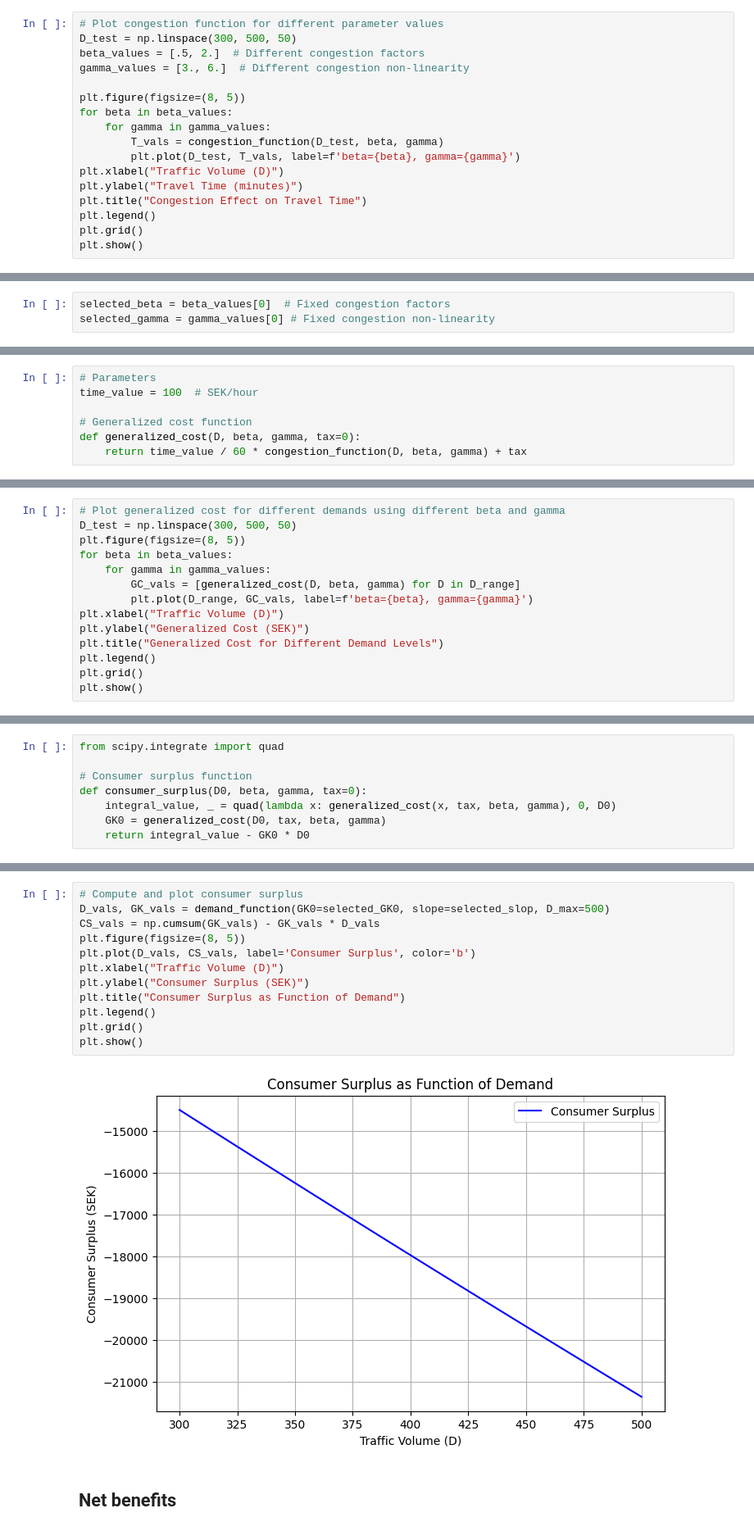
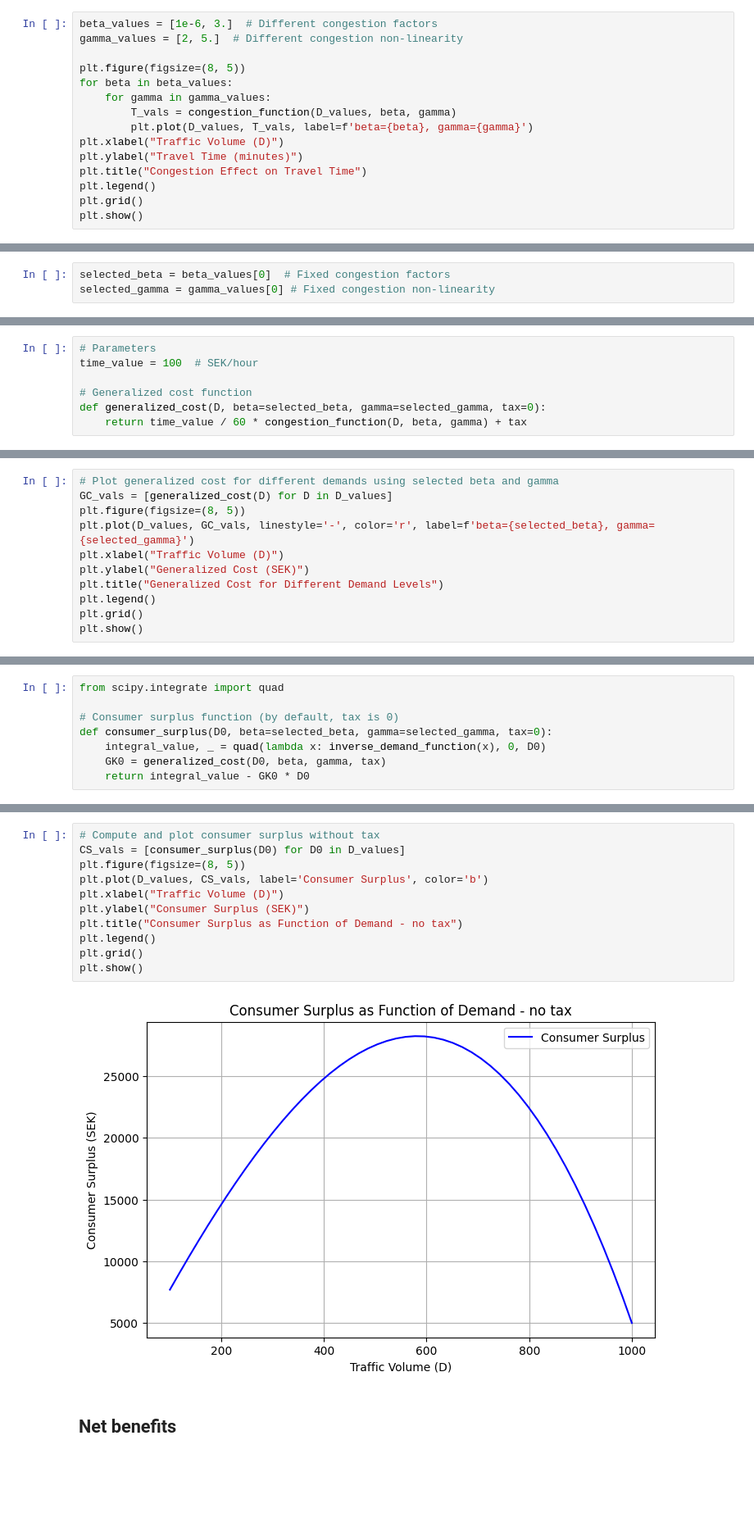
Before and after one commit to abdeaitali/cba, a Jupyter notebook: TNK126_CBA_ex2.ipynb, the cells around one changed output, grey strips where cells are left out. Shown: that part at 82% size. Saved outputs shown, nothing was run; the diff lists cells and outputs as text; blank space fills up the shorter version.

```diff
--- a/TNK126_CBA_ex2.ipynb
+++ b/TNK126_CBA_ex2.ipynb
@@ -45,14 +72,12 @@ def congestion_function(D, beta, gamma):
 # %%
-# Plot congestion function for different parameter values
-D_test = np.linspace(300, 500, 50)
-beta_values = [.5, 2.]  # Different congestion factors
-gamma_values = [3., 6.]  # Different congestion non-linearity
+beta_values = [1e-6, 3.]  # Different congestion factors
+gamma_values = [2, 5.]  # Different congestion non-linearity
 
 plt.figure(figsize=(8, 5))
 for beta in beta_values:
     for gamma in gamma_values:
-        T_vals = congestion_function(D_test, beta, gamma)
-        plt.plot(D_test, T_vals, label=f'beta={beta}, gamma={gamma}')
+        T_vals = congestion_function(D_values, beta, gamma)
+        plt.plot(D_values, T_vals, label=f'beta={beta}, gamma={gamma}')
 plt.xlabel("Traffic Volume (D)")
 plt.ylabel("Travel Time (minutes)")
 plt.title("Congestion Effect on Travel Time")
@@ -71,5 +111,5 @@ selected_gamma = gamma_values[0] # Fixed congestion non-linearity
 time_value = 100  # SEK/hour
 
 # Generalized cost function
-def generalized_cost(D, beta, gamma, tax=0):
+def generalized_cost(D, beta=selected_beta, gamma=selected_gamma, tax=0):
     return time_value / 60 * congestion_function(D, beta, gamma) + tax
@@ -76,11 +118,8 @@ def generalized_cost(D, beta, gamma, tax=0):
 # %%
-# Plot generalized cost for different demands using different beta and gamma
-D_test = np.linspace(300, 500, 50)
+# Plot generalized cost for different demands using selected beta and gamma
+GC_vals = [generalized_cost(D) for D in D_values]
 plt.figure(figsize=(8, 5))
-for beta in beta_values:
-    for gamma in gamma_values:
-        GC_vals = [generalized_cost(D, beta, gamma) for D in D_range]
-        plt.plot(D_range, GC_vals, label=f'beta={beta}, gamma={gamma}')
+plt.plot(D_values, GC_vals, linestyle='-', color='r', label=f'beta={selected_beta}, gamma={selected_gamma}')
 plt.xlabel("Traffic Volume (D)")
 plt.ylabel("Generalized Cost (SEK)")
 plt.title("Generalized Cost for Different Demand Levels")
@@ -108,8 +135,8 @@ plt.show()
 # %%
 from scipy.integrate import quad
 
-# Consumer surplus function
-def consumer_surplus(D0, beta, gamma, tax=0):
-    integral_value, _ = quad(lambda x: generalized_cost(x, tax, beta, gamma), 0, D0)
-    GK0 = generalized_cost(D0, tax, beta, gamma)
+# Consumer surplus function (by default, tax is 0)
+def consumer_surplus(D0, beta=selected_beta, gamma=selected_gamma, tax=0):
+    integral_value, _ = quad(lambda x: inverse_demand_function(x), 0, D0)
+    GK0 = generalized_cost(D0, beta, gamma, tax)
     return integral_value - GK0 * D0
@@ -116,16 +145,15 @@ def consumer_surplus(D0, beta, gamma, tax=0):
 # %%
-# Compute and plot consumer surplus
-D_vals, GK_vals = demand_function(GK0=selected_GK0, slope=selected_slop, D_max=500)
-CS_vals = np.cumsum(GK_vals) - GK_vals * D_vals
+# Compute and plot consumer surplus without tax
+CS_vals = [consumer_surplus(D0) for D0 in D_values]
 plt.figure(figsize=(8, 5))
-plt.plot(D_vals, CS_vals, label='Consumer Surplus', color='b')
+plt.plot(D_values, CS_vals, label='Consumer Surplus', color='b')
 plt.xlabel("Traffic Volume (D)")
 plt.ylabel("Consumer Surplus (SEK)")
-plt.title("Consumer Surplus as Function of Demand")
+plt.title("Consumer Surplus as Function of Demand - no tax")
 plt.legend()
 plt.grid()
 plt.show()
 # %% [output]
-[figure, old version]
+[figure, new version]
 # %% [markdown]
 ## Net benefits
```
Also changed, not shown: parts of 43 cells of this notebook.
